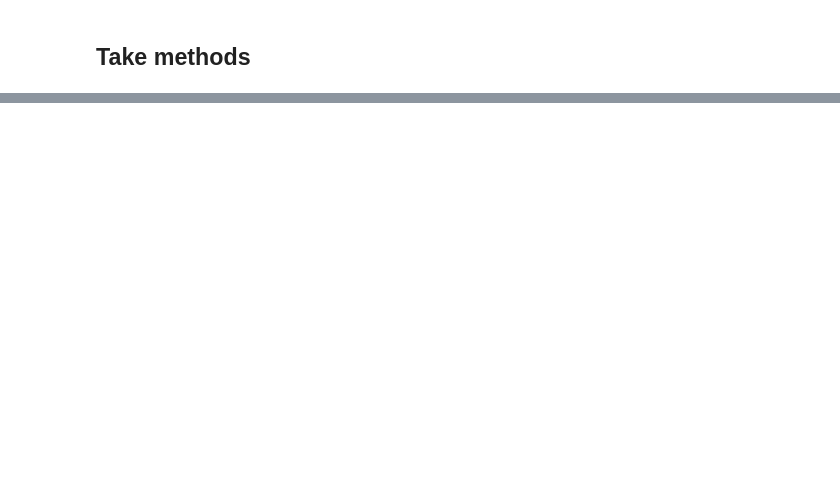
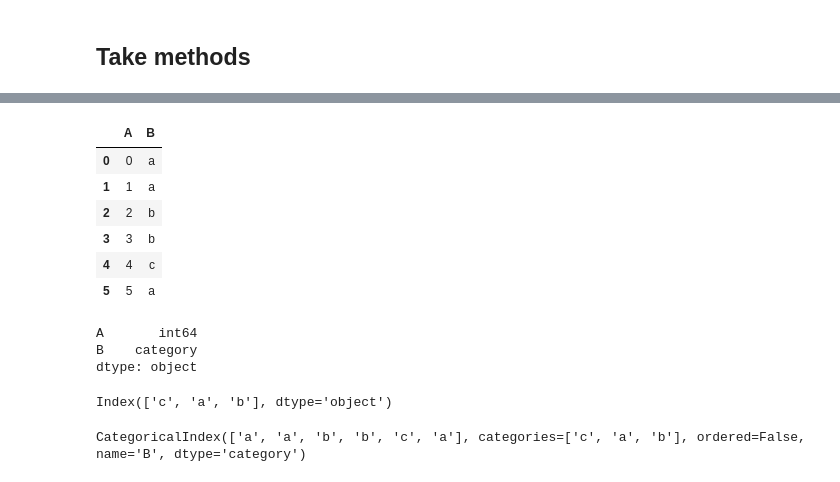
Before and after one commit to shizidushu/pandas-docs-coding-notebook, a Jupyter notebook: multiindex-advanced-indexing.ipynb, the cells around one changed output, grey strips where cells are left out. Saved outputs shown, nothing was run; the diff lists cells and outputs as text; code cells hidden in the pictures; blank space fills up the shorter version.

```diff
--- a/multiindex-advanced-indexing.ipynb
+++ b/multiindex-advanced-indexing.ipynb
@@ -1225,0 +1358,22 @@ dfm.loc[(0, 'y'):(1,'z')]
+# %%
+df["B"] = df["B"].astype(CategoricalDtype(list("cab")))
+# %%
+df
+# %% [output]
+|  | A | B |
+| 0 | 0 | a |
+| 1 | 1 | a |
+| 2 | 2 | b |
+| 3 | 3 | b |
+| 4 | 4 | c |
+| 5 | 5 | a |
+# %%
+df.dtypes
+# %% [output]
+A       int64
+B    category
+dtype: object
+# %%
+df["B"].cat.categories
+# %% [output]
+Index(['c', 'a', 'b'], dtype='object')
@@ -1225,0 +1382,4 @@ dfm.loc[(0, 'y'):(1,'z')]
+# %%
+df2.index
+# %% [output]
+CategoricalIndex(['a', 'a', 'b', 'b', 'c', 'a'], categories=['c', 'a', 'b'], ordered=False, name='B', dtype='category')
```
Also changed, not shown: parts of 112 cells of this notebook.
